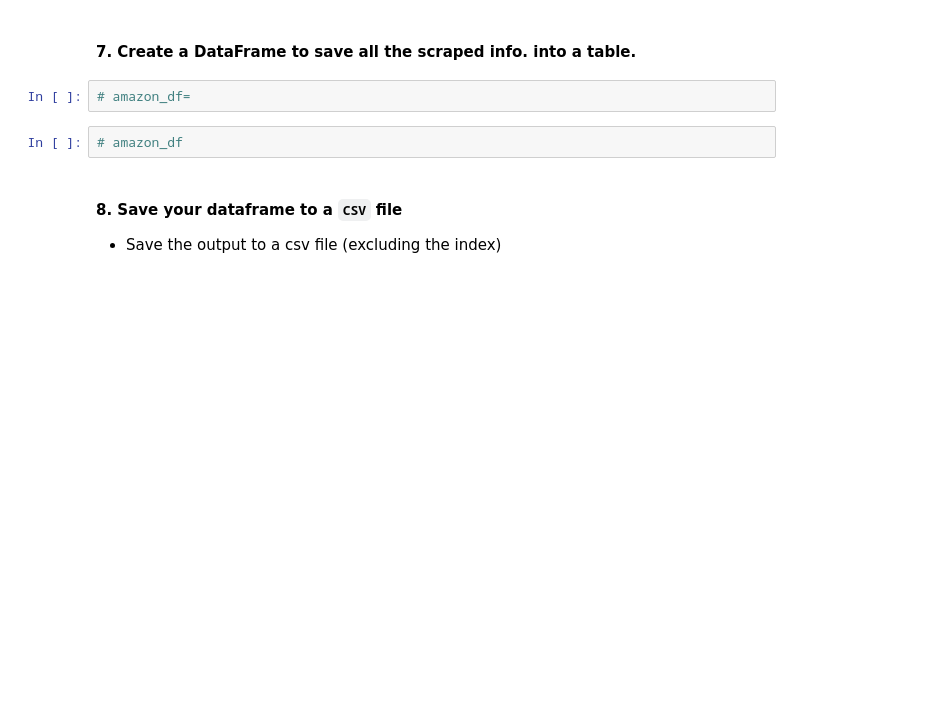
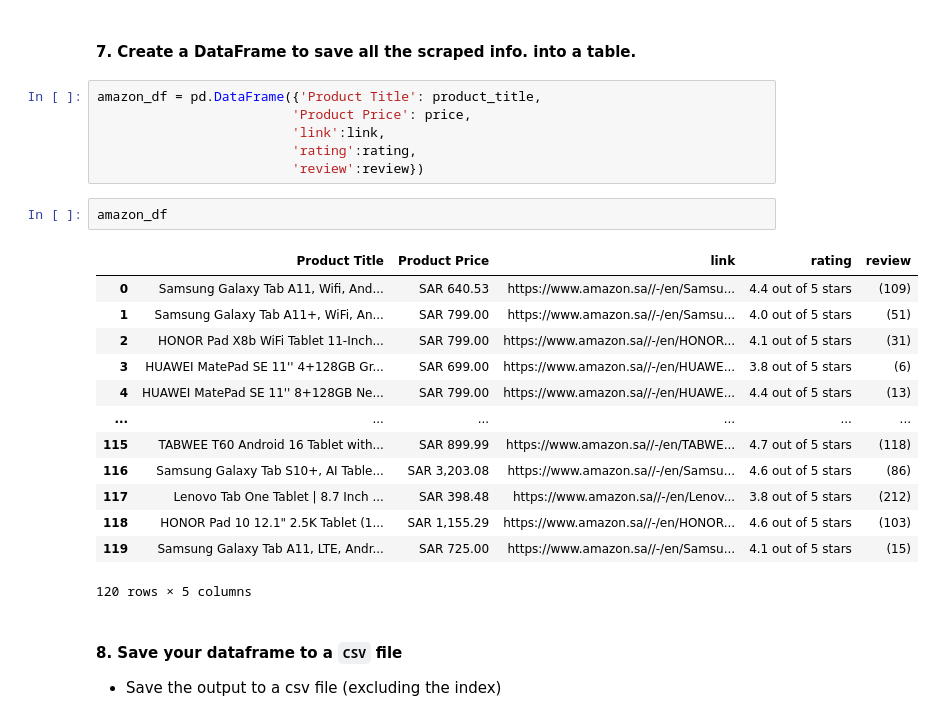
Before and after one commit to alisaboodi777-byte/Labs_projects, a Jupyter notebook: Labs/Web scrabbing/Exercises/5.1.E1 Exercise1-InClass-Guided-Webscaping.ipynb, the cells around one changed output. Cells and saved outputs as stored; diff of their text form; blank space fills up the shorter version.

```diff
--- a/Labs/Web scrabbing/Exercises/5.1.E1 Exercise1-InClass-Guided-Webscaping.ipynb
+++ b/Labs/Web scrabbing/Exercises/5.1.E1 Exercise1-InClass-Guided-Webscaping.ipynb
@@ -118,9 +204,27 @@ product_title=[]
 # %% [markdown]
 #### 7. Create a DataFrame to save all the scraped info. into a table.
-# %%
-# amazon_df=
-# %%
-# amazon_df
+# %%
+amazon_df = pd.DataFrame({'Product Title': product_title,
+                         'Product Price': price,
+                         'link':link,
+                         'rating':rating,
+                         'review':review})
+# %%
+amazon_df
+# %% [output]
+|  | Product Title | Product Price | link | rating | review |
+| 0 | Samsung Galaxy Tab A11, Wifi, And... | SAR 640.53 | https://www.amazon.sa//-/en/Samsu... | 4.4 out of 5 stars | (109) |
+| 1 | Samsung Galaxy Tab A11+, WiFi, An... | SAR 799.00 | https://www.amazon.sa//-/en/Samsu... | 4.0 out of 5 stars | (51) |
+| 2 | HONOR Pad X8b WiFi Tablet 11-Inch... | SAR 799.00 | https://www.amazon.sa//-/en/HONOR... | 4.1 out of 5 stars | (31) |
+| 3 | HUAWEI MatePad SE 11'' 4+128GB Gr... | SAR 699.00 | https://www.amazon.sa//-/en/HUAWE... | 3.8 out of 5 stars | (6) |
+| 4 | HUAWEI MatePad SE 11'' 8+128GB Ne... | SAR 799.00 | https://www.amazon.sa//-/en/HUAWE... | 4.4 out of 5 stars | (13) |
+| ... | ... | ... | ... | ... | ... |
+| 115 | TABWEE T60 Android 16 Tablet with... | SAR 899.99 | https://www.amazon.sa//-/en/TABWE... | 4.7 out of 5 stars | (118) |
+| 116 | Samsung Galaxy Tab S10+, AI Table... | SAR 3,203.08 | https://www.amazon.sa//-/en/Samsu... | 4.6 out of 5 stars | (86) |
+| 117 | Lenovo Tab One Tablet | 8.7 Inch ... | SAR 398.48 | https://www.amazon.sa//-/en/Lenov... | 3.8 out of 5 stars | (212) |
+| 118 | HONOR Pad 10 12.1" 2.5K Tablet (1... | SAR 1,155.29 | https://www.amazon.sa//-/en/HONOR... | 4.6 out of 5 stars | (103) |
+| 119 | Samsung Galaxy Tab A11, LTE, Andr... | SAR 725.00 | https://www.amazon.sa//-/en/Samsu... | 4.1 out of 5 stars | (15) |
+120 rows × 5 columns
 # %% [markdown]
 #### 8. Save your dataframe to a `CSV` file
 - Save the output to a csv file (excluding the index)
```
Also changed, not shown: parts of 9 cells of this notebook, 3 other files.
